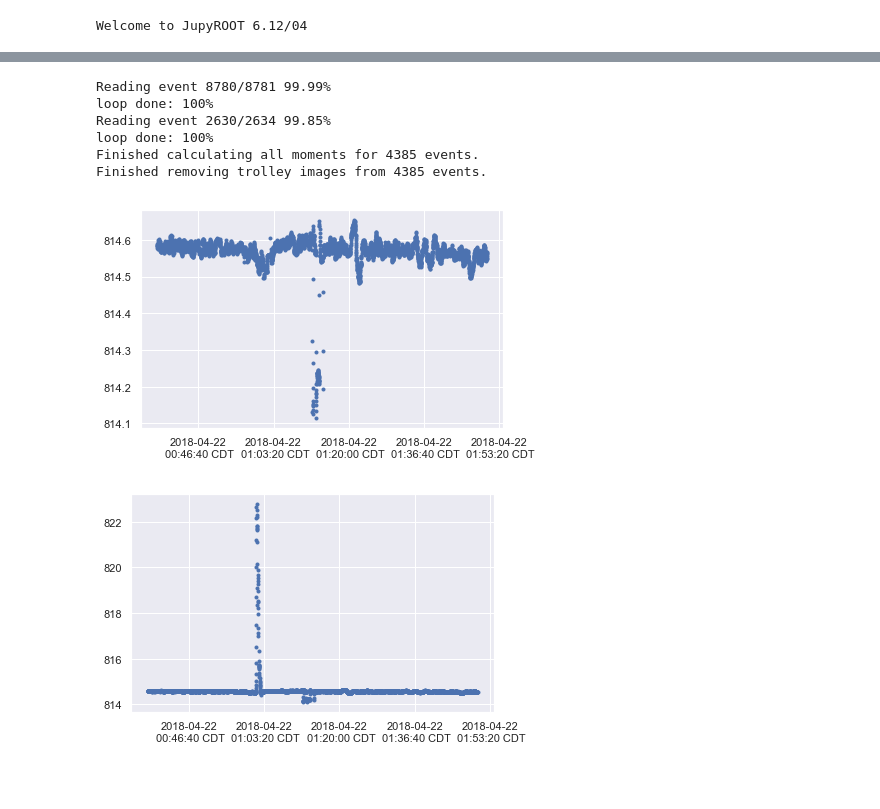
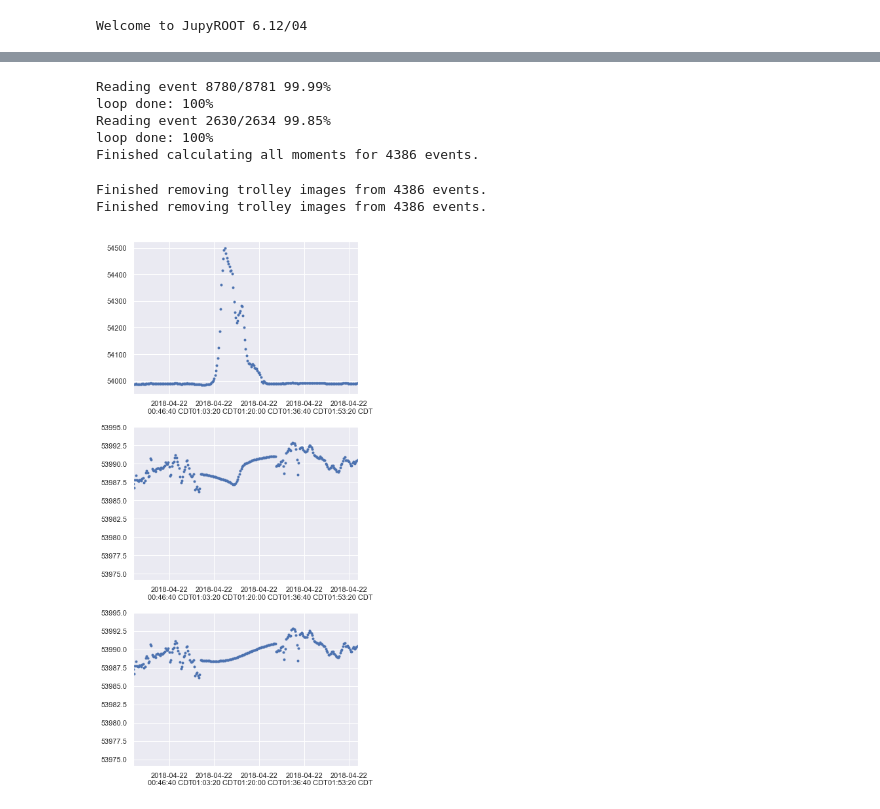
Before and after one commit to aetb/trfp, a Jupyter notebook: remove_trolley_effect.ipynb, the cells around one changed output, grey strips where cells are left out. Saved outputs shown, nothing was run; the diff lists cells and outputs as text; code cells hidden in the pictures; blank space fills up the shorter version.

```diff
--- a/remove_trolley_effect.ipynb
+++ b/remove_trolley_effect.ipynb
@@ -60,31 +29,8 @@ print ord('B')
 # %%
 tr3956 = trfp.TrolleyRun(3956)
-corrected_df = trfp.remove_trolley_effect(tr3956)
 # %% [output]
 Reading event 8780/8781 99.99%
 loop done: 100%
 Reading event 2630/2634 99.85%
 loop done: 100%
-Finished calculating all moments for 4385 events.
-Finished removing trolley images from 4385 events.
+Finished calculating all moments for 4386 events.
-# %%
-sns.set(style="darkgrid")
-
-st_m = 'st30,m1'
-
-fig, ax = plt.subplots()
-plt.plot(corrected_df.index,corrected_df[st_m]/61.79, '.')
-xticks = ax.get_xticks()
-ax.set_xticklabels([pd.to_datetime(tm, unit='s').tz_localize('UTC').tz_convert('US/Central').strftime('%Y-%m-%d\n %H:%M:%S %Z') for tm in xticks], rotation=0)
-fig.set_size_inches(6.5, 4)
-plt.show()
-
-fig, ax = plt.subplots()
-plt.plot(tr3956.moment_df.index,tr3956.moment_df[st_m]/61.79, '.')
-xticks = ax.get_xticks()
-ax.set_xticklabels([pd.to_datetime(tm, unit='s').tz_localize('UTC').tz_convert('US/Central').strftime('%Y-%m-%d\n %H:%M:%S %Z') for tm in xticks], rotation=0)
-fig.set_size_inches(6.5, 4)
-plt.show()
-# %% [output]
-[figure, removed]
-[figure, removed]
@@ -90,0 +114,40 @@ plt.show()
+# %%
+corrected_df_1 = remove_trolley_effect_1(tr3956)
+corrected_df_2 = remove_trolley_effect_2(tr3956)
+# %% [output]
+Finished removing trolley images from 4386 events.
+Finished removing trolley images from 4386 events.
+# %%
+sns.set(style="darkgrid")
+
+st_m = 'st66,m1'
+
+fig, ax = plt.subplots(3,1)
+
+t_min = np.min(tr3956.moment_df.index.values)
+t_max = np.max(tr3956.moment_df.index.values)
+t_start = t_max - 0.2*(t_max - t_min)
+t_end = t_start + 250
+
+plt.sca(ax[0])
+plt.plot(tr3956.moment_df.index.values,tr3956.moment_df[st_m], '.')
+xticks = ax[0].get_xticks()
+ax[0].set_xlim((t_start,t_end))
+ax[0].set_xticklabels([pd.to_datetime(tm, unit='s').tz_localize('UTC').tz_convert('US/Central').strftime('%Y-%m-%d\n %H:%M:%S %Z') for tm in xticks], rotation=0)
+
+plt.sca(ax[1])
+plt.plot(corrected_df_1.index.values,corrected_df_1[st_m], '.')
+xticks = ax[1].get_xticks()
+ax[1].set_xlim((t_start,t_end))
+ax[1].set_xticklabels([pd.to_datetime(tm, unit='s').tz_localize('UTC').tz_convert('US/Central').strftime('%Y-%m-%d\n %H:%M:%S %Z') for tm in xticks], rotation=0)
+
+plt.sca(ax[2])
+plt.plot(corrected_df_2.index.values,corrected_df_2[st_m], '.')
+xticks = ax[2].get_xticks()
+ax[2].set_xlim((t_start,t_end))
+ax[2].set_xticklabels([pd.to_datetime(tm, unit='s').tz_localize('UTC').tz_convert('US/Central').strftime('%Y-%m-%d\n %H:%M:%S %Z') for tm in xticks], rotation=0)
+
+fig.set_size_inches(6, 12)
+fig.tight_layout()
+# %% [output]
+[figure, added]
```
Also changed, not shown: parts of 4 cells of this notebook, 11 other files.
